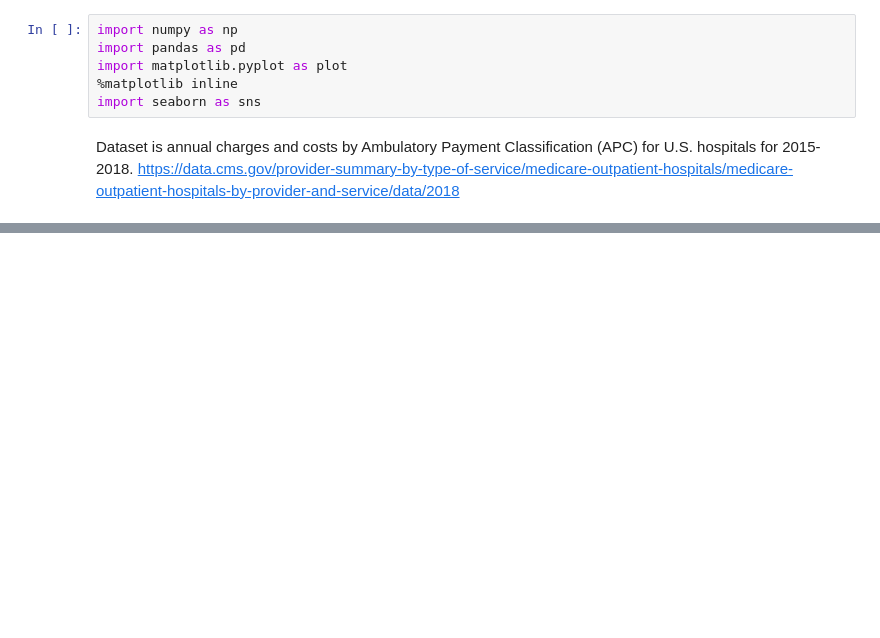
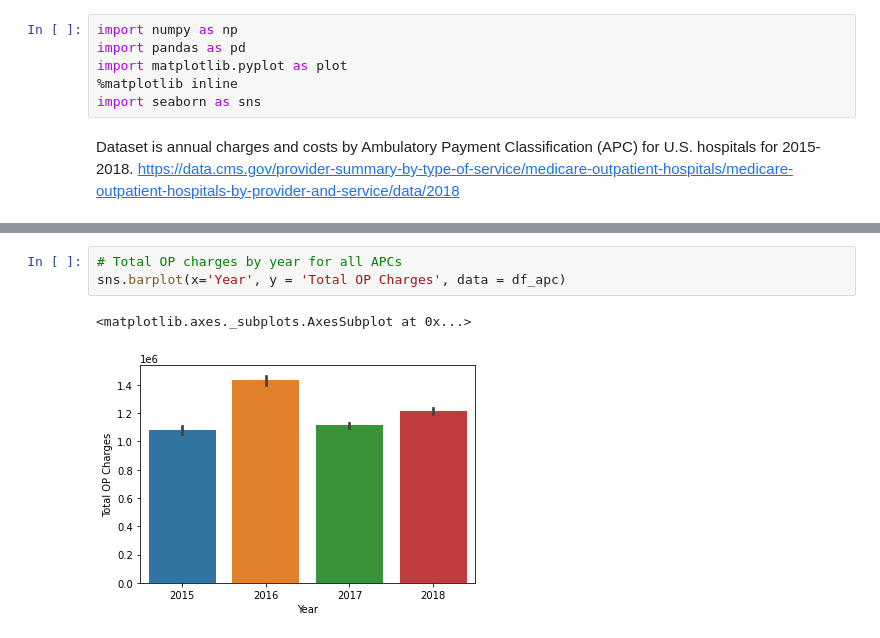
Before and after one commit to tuccib/CUNY-LAG, a Jupyter notebook: 210801_Project_4_1.ipynb, the cells around one changed output, grey strips where cells are left out. Drawn from its saved outputs; the diff is of its cells as text; blank space fills up the shorter version.

```diff
--- a/210801_Project_4_1.ipynb
+++ b/210801_Project_4_1.ipynb
@@ -425,0 +325,6 @@ df2.plot(kind="scatter", x = "Total Charges", y = "Average Medicare Payments")
+# %%
+# Total OP charges by year for all APCs
+sns.barplot(x='Year', y = 'Total OP Charges', data = df_apc)
+# %% [output]
+<matplotlib.axes._subplots.AxesSubplot at 0x...>
+[figure, added]
```
Also changed, not shown: parts of 71 cells of this notebook.
